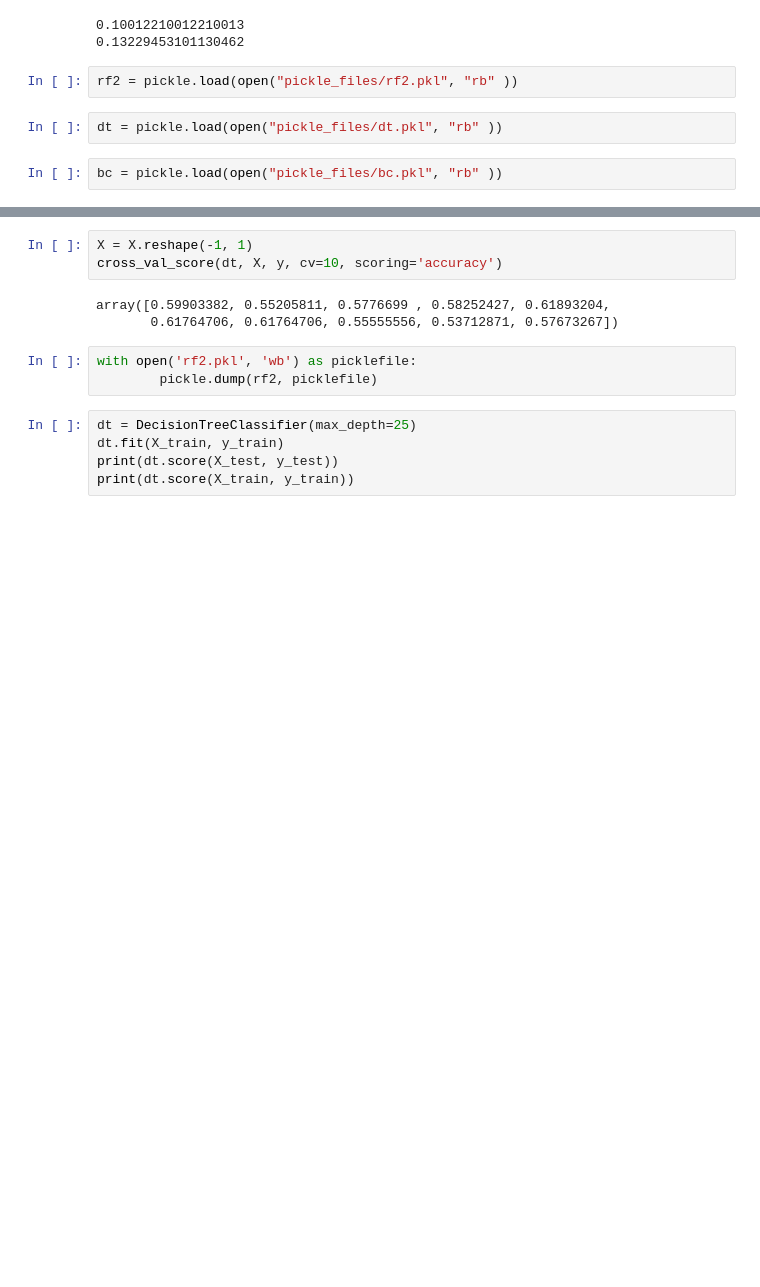
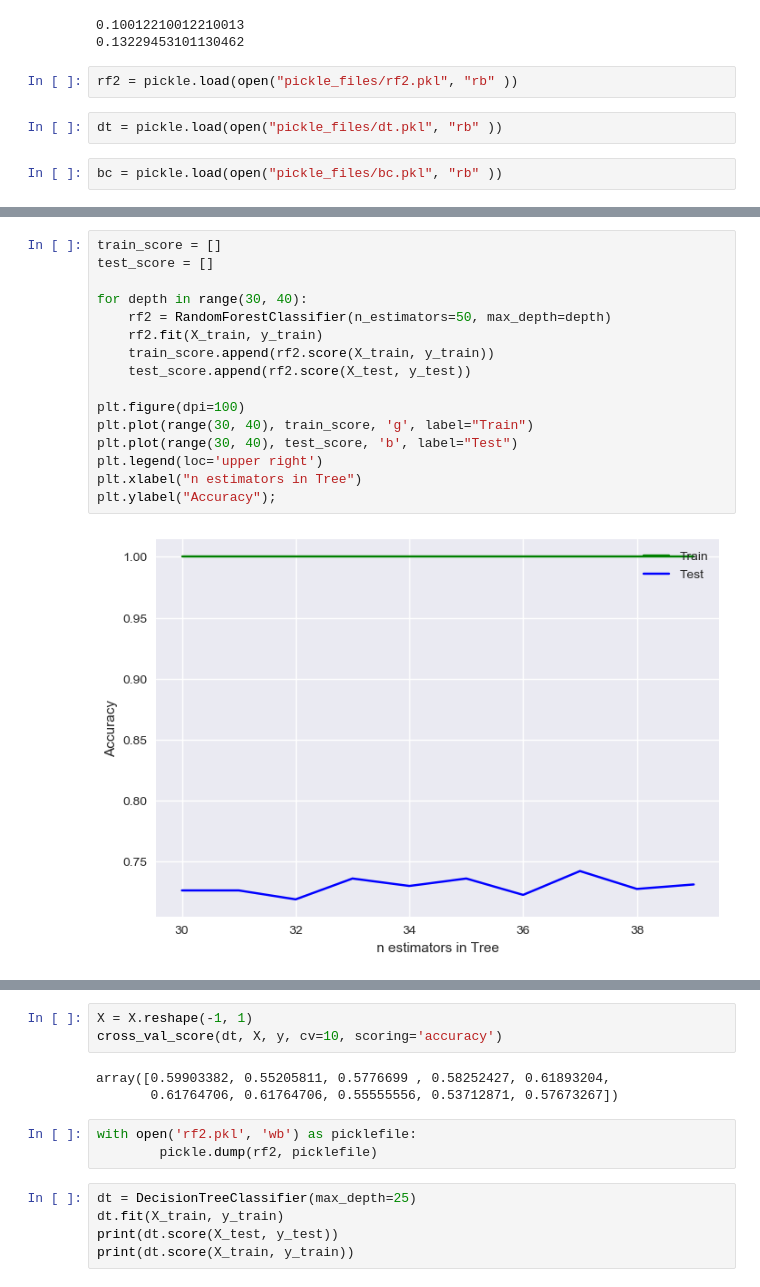
Before and after one commit to Zingo3245/Predicting_the_Source_of_News_Articles, a Jupyter notebook: Fit_LSA.ipynb, the cells around one changed output, grey strips where cells are left out. Saved outputs shown, nothing was run; the diff lists cells and outputs as text; blank space fills up the shorter version.

```diff
--- a/Fit_LSA.ipynb
+++ b/Fit_LSA.ipynb
@@ -316,0 +353,18 @@ print(rf2.score(X_train, y_train))
+# %%
+train_score = []
+test_score = []
+
+for depth in range(30, 40):
+    rf2 = RandomForestClassifier(n_estimators=50, max_depth=depth)
+    rf2.fit(X_train, y_train)
+    train_score.append(rf2.score(X_train, y_train))
+    test_score.append(rf2.score(X_test, y_test))
+
+plt.figure(dpi=100)
+plt.plot(range(30, 40), train_score, 'g', label="Train")
+plt.plot(range(30, 40), test_score, 'b', label="Test")
+plt.legend(loc='upper right')
+plt.xlabel("n estimators in Tree")
+plt.ylabel("Accuracy");
+# %% [output]
+[figure, added]
```
Also changed, not shown: parts of 8 cells of this notebook, 1 other file.
